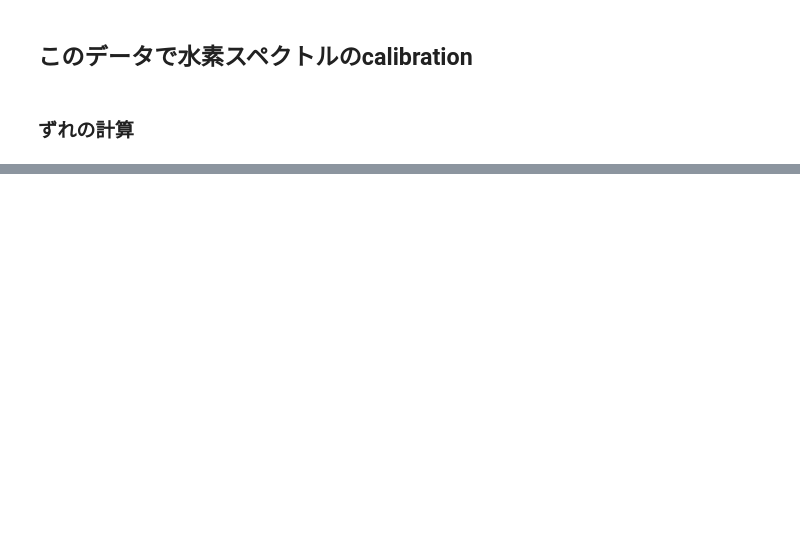
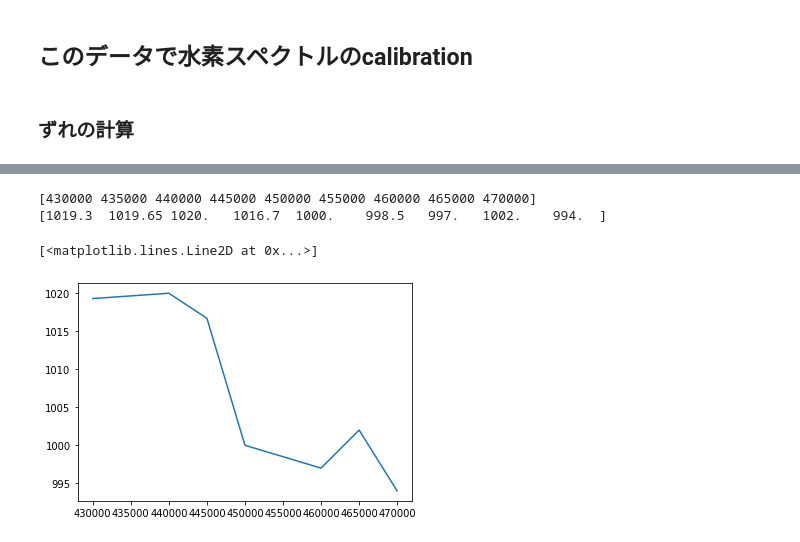
Before and after one commit to AtsushiNi/myLeprecon, a Jupyter notebook: niihama/motor_misalignment2.ipynb, the cells around one changed output, grey strips where cells are left out. Saved outputs shown, nothing was run; the diff lists cells and outputs as text; code cells hidden in the pictures; blank space fills up the shorter version.

```diff
--- a/niihama/motor_misalignment2.ipynb
+++ b/niihama/motor_misalignment2.ipynb
@@ -150,0 +130,11 @@ xlim(1150, 1230)
+# %%
+moter = np.array([430000, 435000, 440000, 445000, 450000, 455000, 460000, 465000, 470000])
+overlap_array = np.array([1019.3, 1019.65, 1020, 1016.7, 1000, 998.5, 997, 1002, 994])
+print(moter)
+print(overlap_array)
+plot(moter, overlap_array)
+# %% [output]
+[430000 435000 440000 445000 450000 455000 460000 465000 470000]
+[1019.3  1019.65 1020.   1016.7  1000.    998.5   997.   1002.    994.  ]
+[<matplotlib.lines.Line2D at 0x...>]
+[figure, added]
```
Also changed, not shown: parts of 14 cells of this notebook.
